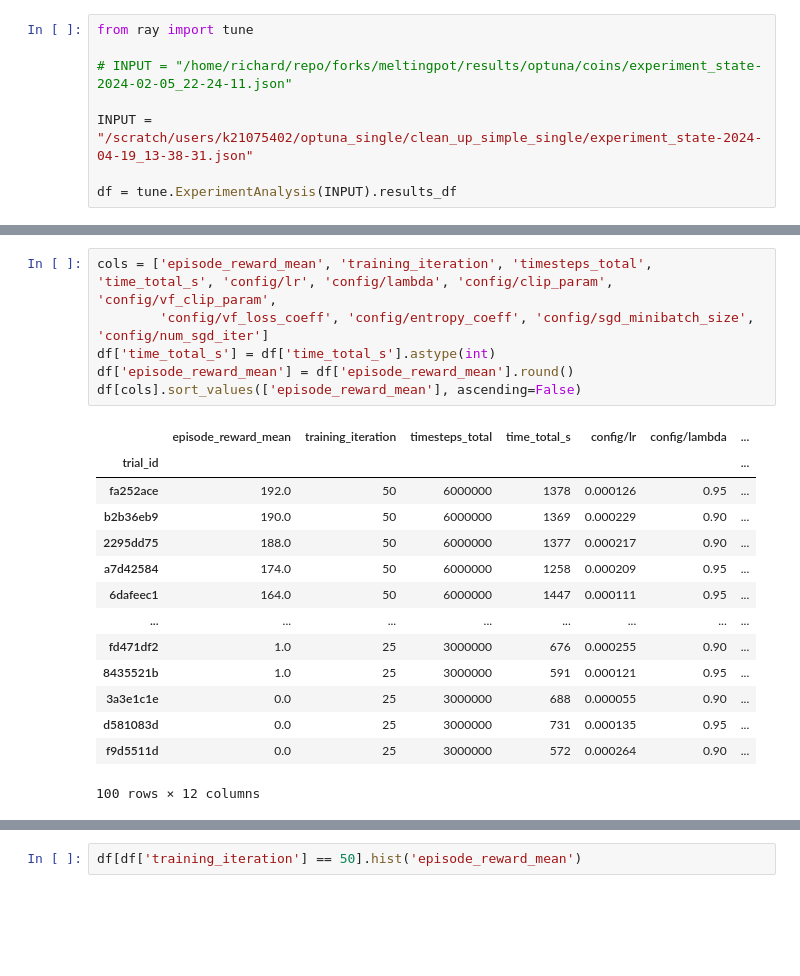
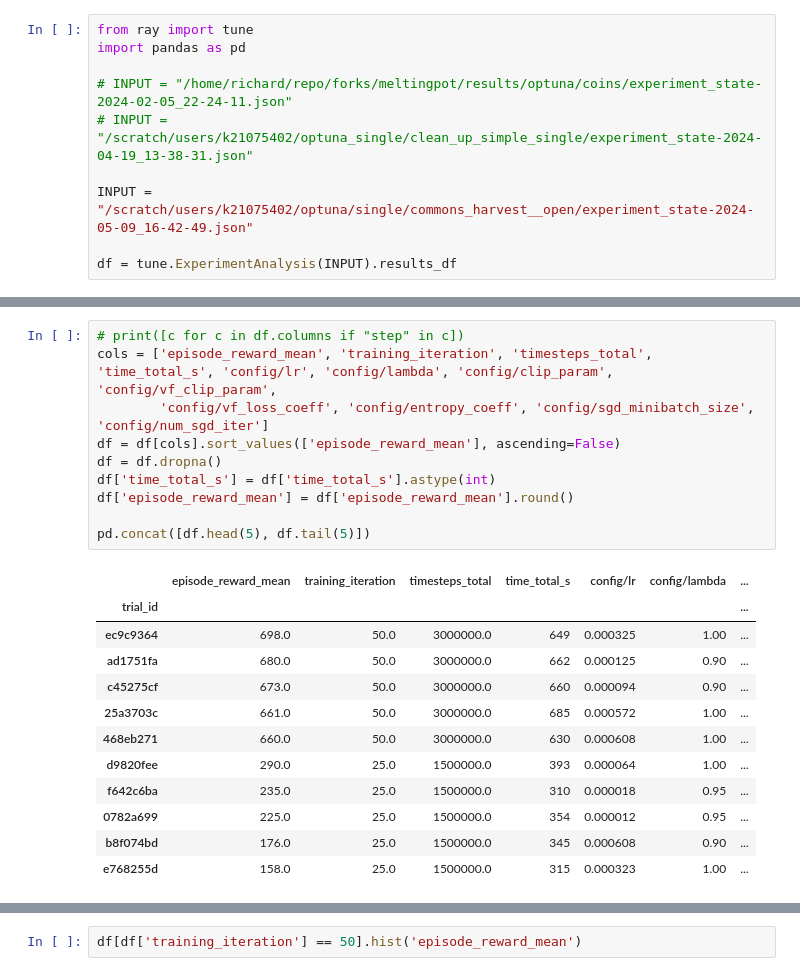
Before and after one commit to willis-richard/meltingpot, a Jupyter notebook: reward_transfer/results.ipynb, the cells around one changed output, grey strips where cells are left out. Cells and saved outputs as stored; diff of their text form; blank space fills up the shorter version.

Commit message:
tweak search values

```diff
--- a/reward_transfer/results.ipynb
+++ b/reward_transfer/results.ipynb
@@ -1,9 +1,11 @@
 # %%
 from ray import tune
+import pandas as pd
 
 # INPUT = "/home/richard/repo/forks/meltingpot/results/optuna/coins/experiment_state-2024-02-05_22-24-11.json"
+# INPUT = "/scratch/users/k21075402/optuna_single/clean_up_simple_single/experiment_state-2024-04-19_13-38-31.json"
 
-INPUT = "/scratch/users/k21075402/optuna_single/clean_up_simple_single/experiment_state-2024-04-19_13-38-31.json"
+INPUT = "/scratch/users/k21075402/optuna/single/commons_harvest__open/experiment_state-2024-05-09_16-42-49.json"
 
 df = tune.ExperimentAnalysis(INPUT).results_df
 # %% [output]
@@ -47,21 +14,23 @@ df = tune.ExperimentAnalysis(INPUT).results_df
 # %%
+# print([c for c in df.columns if "step" in c])
 cols = ['episode_reward_mean', 'training_iteration', 'timesteps_total', 'time_total_s', 'config/lr', 'config/lambda', 'config/clip_param', 'config/vf_clip_param',
         'config/vf_loss_coeff', 'config/entropy_coeff', 'config/sgd_minibatch_size', 'config/num_sgd_iter']
+df = df[cols].sort_values(['episode_reward_mean'], ascending=False)
+df = df.dropna()
 df['time_total_s'] = df['time_total_s'].astype(int)
 df['episode_reward_mean'] = df['episode_reward_mean'].round()
-df[cols].sort_values(['episode_reward_mean'], ascending=False)
+
+pd.concat([df.head(5), df.tail(5)])
 # %% [output]
 |  | episode_reward_mean | training_iteration | timesteps_total | time_total_s | config/lr | config/lambda | ... |
 | trial_id |  |  |  |  |  |  | ... |
-| fa252ace | 192.0 | 50 | 6000000 | 1378 | 0.000126 | 0.95 | ... |
-| b2b36eb9 | 190.0 | 50 | 6000000 | 1369 | 0.000229 | 0.90 | ... |
-| 2295dd75 | 188.0 | 50 | 6000000 | 1377 | 0.000217 | 0.90 | ... |
-| a7d42584 | 174.0 | 50 | 6000000 | 1258 | 0.000209 | 0.95 | ... |
-| 6dafeec1 | 164.0 | 50 | 6000000 | 1447 | 0.000111 | 0.95 | ... |
-| ... | ... | ... | ... | ... | ... | ... | ... |
-| fd471df2 | 1.0 | 25 | 3000000 | 676 | 0.000255 | 0.90 | ... |
-| 8435521b | 1.0 | 25 | 3000000 | 591 | 0.000121 | 0.95 | ... |
-| 3a3e1c1e | 0.0 | 25 | 3000000 | 688 | 0.000055 | 0.90 | ... |
-| d581083d | 0.0 | 25 | 3000000 | 731 | 0.000135 | 0.95 | ... |
-| f9d5511d | 0.0 | 25 | 3000000 | 572 | 0.000264 | 0.90 | ... |
+| ec9c9364 | 698.0 | 50.0 | 3000000.0 | 649 | 0.000325 | 1.00 | ... |
+| ad1751fa | 680.0 | 50.0 | 3000000.0 | 662 | 0.000125 | 0.90 | ... |
+| c45275cf | 673.0 | 50.0 | 3000000.0 | 660 | 0.000094 | 0.90 | ... |
+| 25a3703c | 661.0 | 50.0 | 3000000.0 | 685 | 0.000572 | 1.00 | ... |
+| 468eb271 | 660.0 | 50.0 | 3000000.0 | 630 | 0.000608 | 1.00 | ... |
+| d9820fee | 290.0 | 25.0 | 1500000.0 | 393 | 0.000064 | 1.00 | ... |
+| f642c6ba | 235.0 | 25.0 | 1500000.0 | 310 | 0.000018 | 0.95 | ... |
+| 0782a699 | 225.0 | 25.0 | 1500000.0 | 354 | 0.000012 | 0.95 | ... |
+| b8f074bd | 176.0 | 25.0 | 1500000.0 | 345 | 0.000608 | 0.90 | ... |
+| e768255d | 158.0 | 25.0 | 1500000.0 | 315 | 0.000323 | 1.00 | ... |
-100 rows × 12 columns
```
Also changed, not shown: parts of 3 cells of this notebook, 2 other files.
